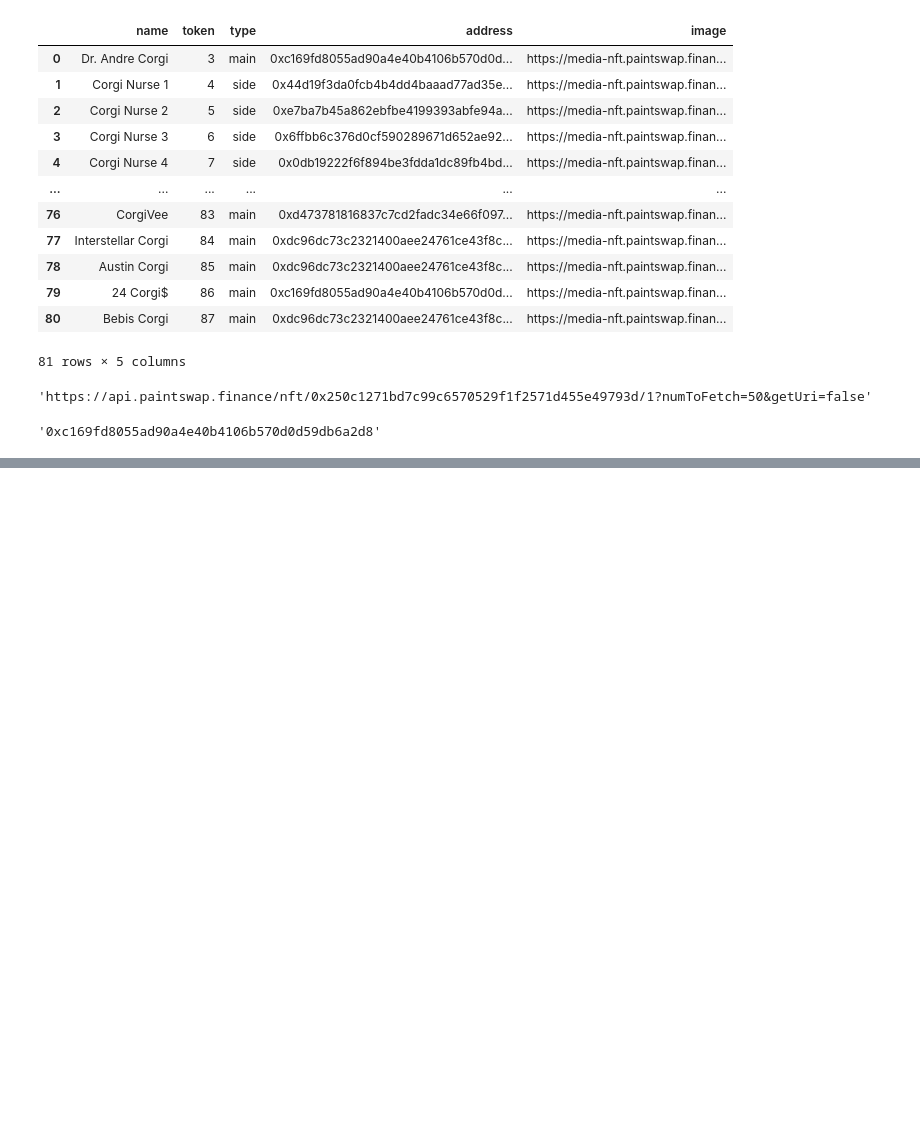
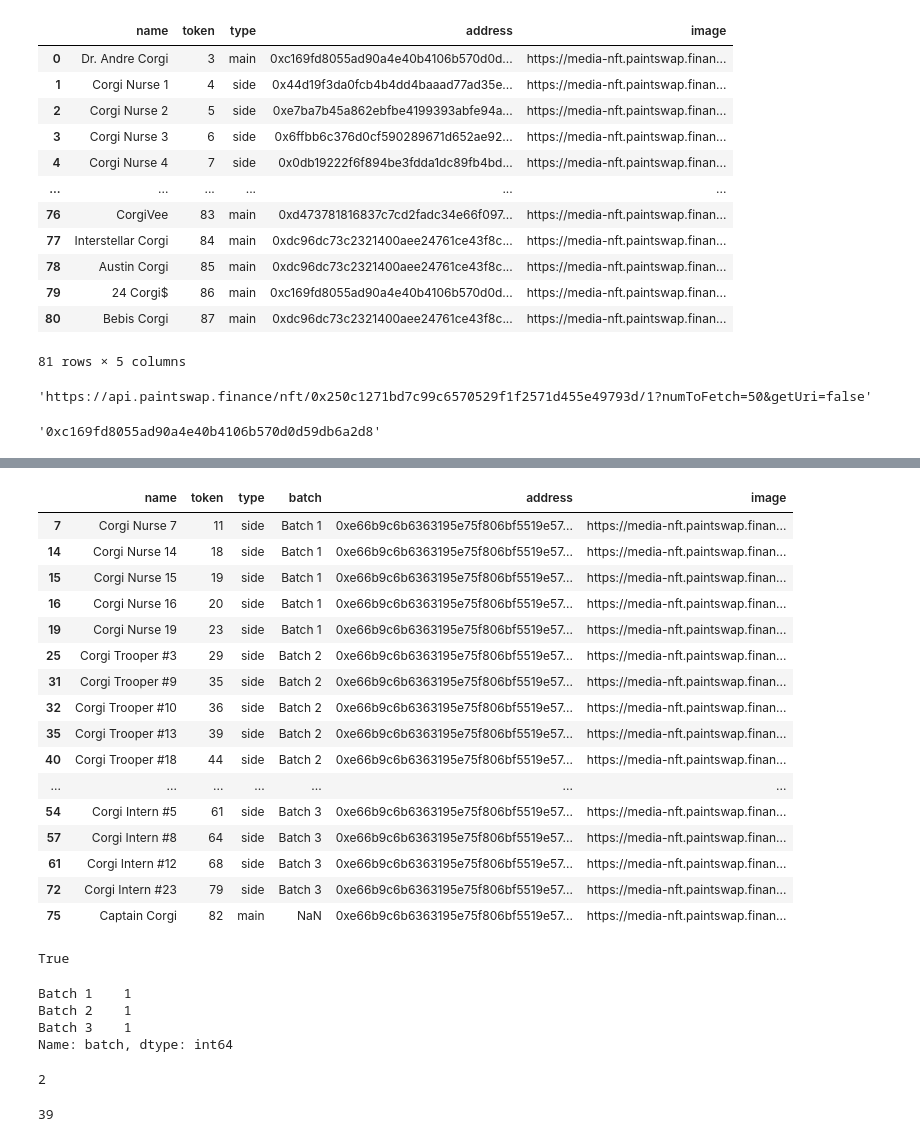
Before and after one commit to ALMIGHTYABE/FTM-Corgis-Tracker, a Jupyter notebook: notebooks/Corgi NB.ipynb, the cells around one changed output, grey strips where cells are left out. Cells and saved outputs as stored; diff of their text form; code cells hidden in the pictures; blank space fills up the shorter version.

```diff
--- a/notebooks/Corgi NB.ipynb
+++ b/notebooks/Corgi NB.ipynb
@@ -152,0 +208,35 @@ filtered
+# %%
+filtered
+# %% [output]
+|  | name | token | type | batch | address | image |
+| 7 | Corgi Nurse 7 | 11 | side | Batch 1 | 0xe66b9c6b6363195e75f806bf5519e57... | https://media-nft.paintswap.finan... |
+| 14 | Corgi Nurse 14 | 18 | side | Batch 1 | 0xe66b9c6b6363195e75f806bf5519e57... | https://media-nft.paintswap.finan... |
+| 15 | Corgi Nurse 15 | 19 | side | Batch 1 | 0xe66b9c6b6363195e75f806bf5519e57... | https://media-nft.paintswap.finan... |
+| 16 | Corgi Nurse 16 | 20 | side | Batch 1 | 0xe66b9c6b6363195e75f806bf5519e57... | https://media-nft.paintswap.finan... |
+| 19 | Corgi Nurse 19 | 23 | side | Batch 1 | 0xe66b9c6b6363195e75f806bf5519e57... | https://media-nft.paintswap.finan... |
+| 25 | Corgi Trooper #3 | 29 | side | Batch 2 | 0xe66b9c6b6363195e75f806bf5519e57... | https://media-nft.paintswap.finan... |
+| 31 | Corgi Trooper #9 | 35 | side | Batch 2 | 0xe66b9c6b6363195e75f806bf5519e57... | https://media-nft.paintswap.finan... |
+| 32 | Corgi Trooper #10 | 36 | side | Batch 2 | 0xe66b9c6b6363195e75f806bf5519e57... | https://media-nft.paintswap.finan... |
+| 35 | Corgi Trooper #13 | 39 | side | Batch 2 | 0xe66b9c6b6363195e75f806bf5519e57... | https://media-nft.paintswap.finan... |
+| 40 | Corgi Trooper #18 | 44 | side | Batch 2 | 0xe66b9c6b6363195e75f806bf5519e57... | https://media-nft.paintswap.finan... |
+| ... | ... | ... | ... | ... | ... | ... |
+| 54 | Corgi Intern #5 | 61 | side | Batch 3 | 0xe66b9c6b6363195e75f806bf5519e57... | https://media-nft.paintswap.finan... |
+| 57 | Corgi Intern #8 | 64 | side | Batch 3 | 0xe66b9c6b6363195e75f806bf5519e57... | https://media-nft.paintswap.finan... |
+| 61 | Corgi Intern #12 | 68 | side | Batch 3 | 0xe66b9c6b6363195e75f806bf5519e57... | https://media-nft.paintswap.finan... |
+| 72 | Corgi Intern #23 | 79 | side | Batch 3 | 0xe66b9c6b6363195e75f806bf5519e57... | https://media-nft.paintswap.finan... |
+| 75 | Captain Corgi | 82 | main | NaN | 0xe66b9c6b6363195e75f806bf5519e57... | https://media-nft.paintswap.finan... |
+# %%
+filtered['address'].isin(df3['address']).all()
+# %% [output]
+True
+# %%
+filtered['batch'].dropna().value_counts()
+# %% [output]
+Batch 1    1
+Batch 2    1
+Batch 3    1
+Name: batch, dtype: int64
+# %%
+filtered[filtered['type'] == "main"].shape[0]
+# %% [output]
+2
@@ -152,0 +255,4 @@ filtered
+# %%
+tickets
+# %% [output]
+39
```
Also changed, not shown: parts of 22 cells of this notebook, 6 other files.
